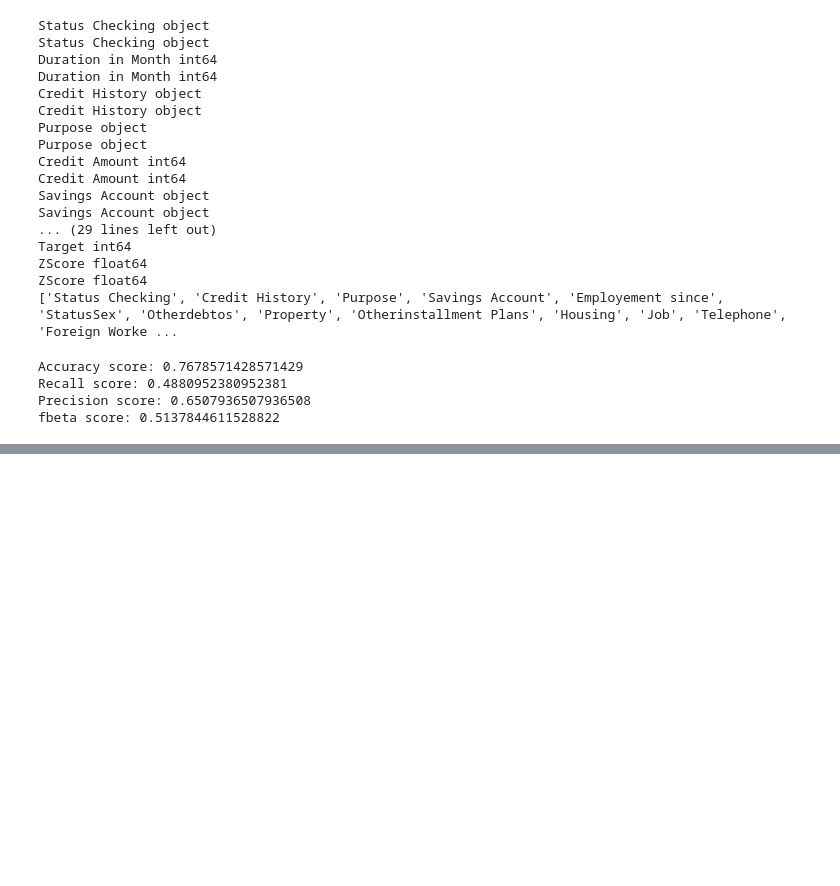
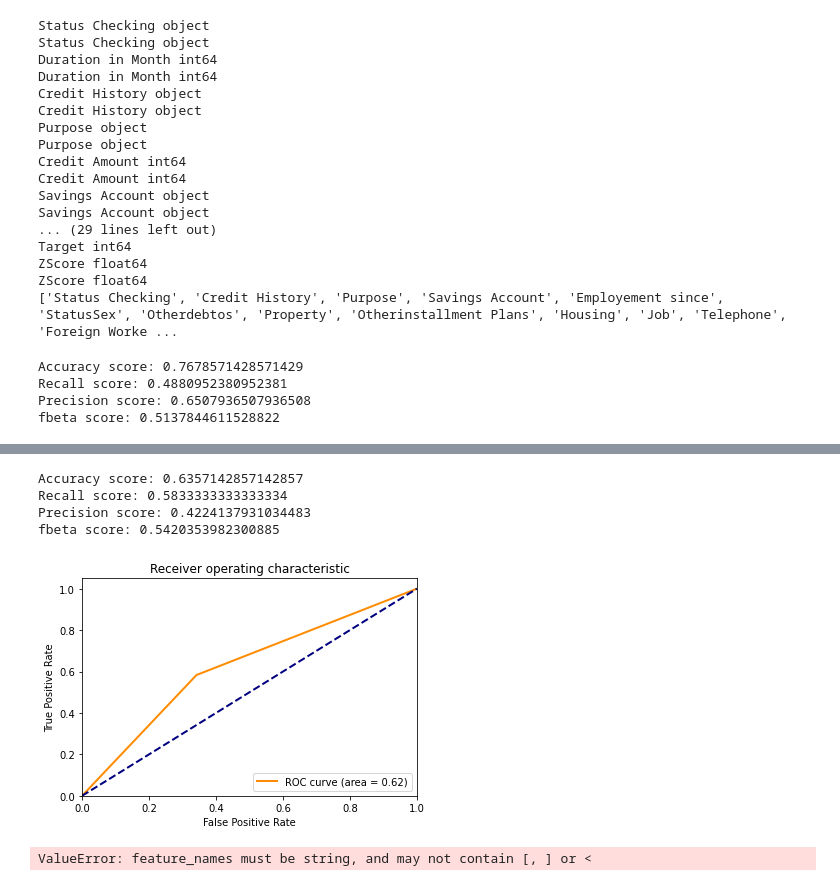
Before and after one commit to DanielGit4/AML, a Jupyter notebook: German_Credit_data/eda.ipynb, the cells around one changed output, grey strips where cells are left out. Cells and saved outputs as stored; diff of their text form; code cells hidden in the pictures; blank space fills up the shorter version.

```diff
--- a/German_Credit_data/eda.ipynb
+++ b/German_Credit_data/eda.ipynb
@@ -311,0 +346,53 @@ plt.show()
+# %%
+# use neuro network to predict target variable
+from sklearn.neural_network import MLPClassifier
+# fit the model
+nn = MLPClassifier(hidden_layer_sizes=(10,), max_iter=1000, random_state=0)
+nn.fit(X_train, y_train)
+# predict the target variable
+y_pred = nn.predict(X_test)
+# print accuracy score and recall score
+print("Accuracy score:", accuracy_score(y_test, y_pred))
+print("Recall score:", recall_score(y_test, y_pred))
+print("Precision score:", precision_score(y_test, y_pred))
+print("fbeta score:", fbeta_score(y_test, y_pred, beta=2))
+# %% [output]
+Accuracy score: 0.6357142857142857
+Recall score: 0.5833333333333334
+Precision score: 0.4224137931034483
+fbeta score: 0.5420353982300885
+# %%
+fpr, tpr, thresholds = roc_curve(y_test, y_pred)
+roc_auc = auc(fpr, tpr)
+plt.figure()
+lw = 2
+plt.plot(fpr, tpr, color='darkorange', lw=lw, label='ROC curve (area = %0.2f)' % roc_auc)
+plt.plot([0, 1], [0, 1], color='navy', lw=lw, linestyle='--')
+plt.xlim([0.0, 1.0])
+plt.ylim([0.0, 1.05])
+plt.xlabel('False Positive Rate')
+plt.ylabel('True Positive Rate')
+plt.title('Receiver operating characteristic')
+plt.legend(loc="lower right")
+plt.show()
+# %% [output]
+[figure, added]
+# %%
+# use xgboost to predict target variable
+from xgboost import XGBClassifier
+# fit the model
+xgb = XGBClassifier(n_estimators=1000, max_depth=1000, random_state=42)
+
+
+
+
+xgb.fit(X_train, y_train)
+# predict the target variable
+y_pred = xgb.predict(X_test)
+# print accuracy score and recall score
+print("Accuracy score:", accuracy_score(y_test, y_pred))
+print("Recall score:", recall_score(y_test, y_pred))
+print("Precision score:", precision_score(y_test, y_pred))
+print("fbeta score:", fbeta_score(y_test, y_pred, beta=2))
+# %% [output]
+ValueError: feature_names must be string, and may not contain [, ] or <
```
Also changed, not shown: parts of 5 cells of this notebook.
